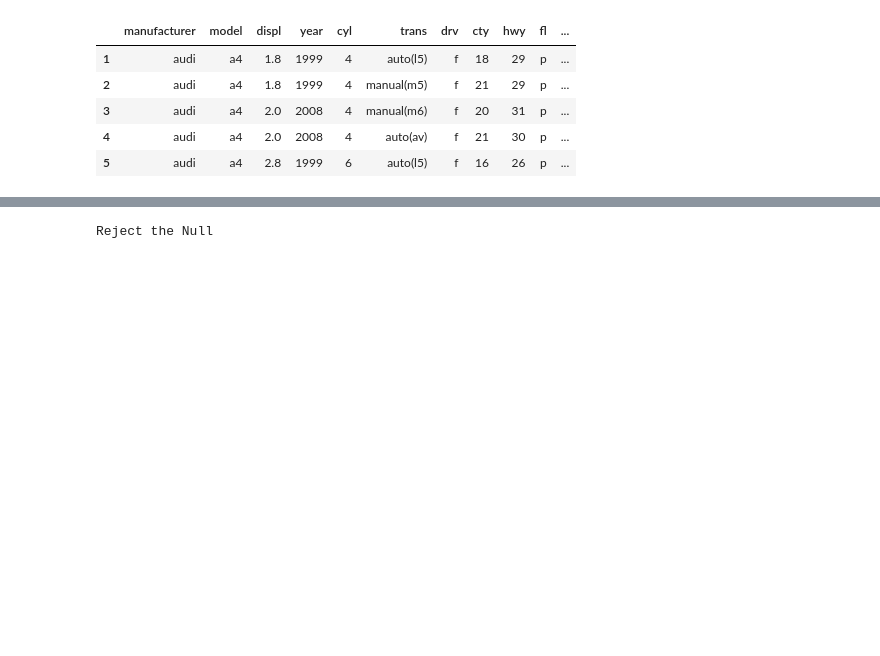
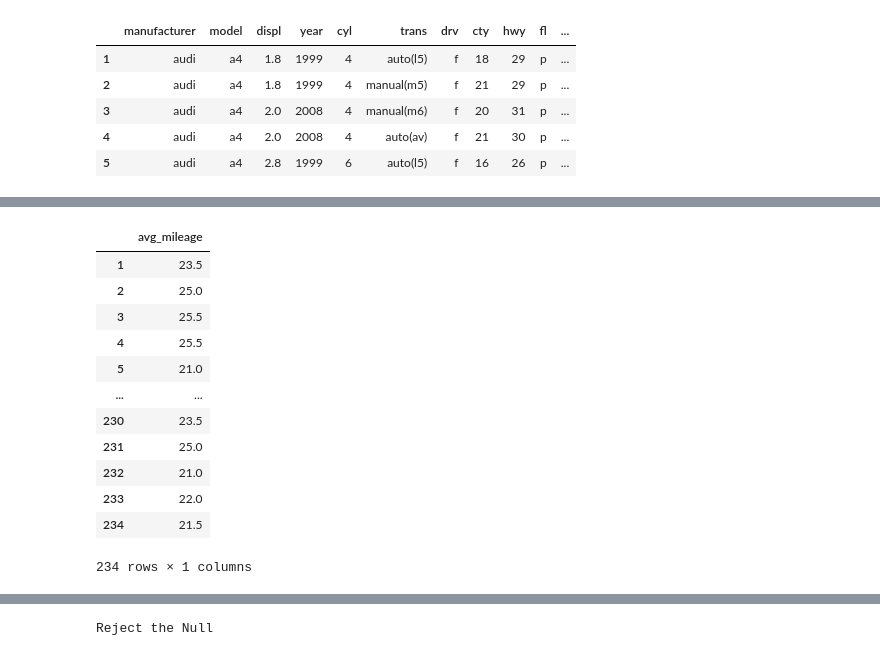
Before and after one commit to lewisalexia/simulation_exercises, a Jupyter notebook: hypothesis_testing.ipynb, the cells around one changed output, grey strips where cells are left out. Saved outputs shown, nothing was run; the diff lists cells and outputs as text; code cells hidden in the pictures; blank space fills up the shorter version.

```diff
--- a/hypothesis_testing.ipynb
+++ b/hypothesis_testing.ipynb
@@ -275,0 +298,3 @@ memory usage: 11.8+ KB
+# %%
+mpg['avg_mileage'] = (mpg.hwy + mpg.cty) / 2
+mpg[['avg_mileage']]
@@ -275,0 +314,16 @@ memory usage: 11.8+ KB
+# %%
+mpg[['avg_mileage']]
+# %% [output]
+|  | avg_mileage |
+| 1 | 23.5 |
+| 2 | 25.0 |
+| 3 | 25.5 |
+| 4 | 25.5 |
+| 5 | 21.0 |
+| ... | ... |
+| 230 | 23.5 |
+| 231 | 25.0 |
+| 232 | 21.0 |
+| 233 | 22.0 |
+| 234 | 21.5 |
+234 rows × 1 columns
```
Also changed, not shown: parts of 24 cells of this notebook, 2 other files.
